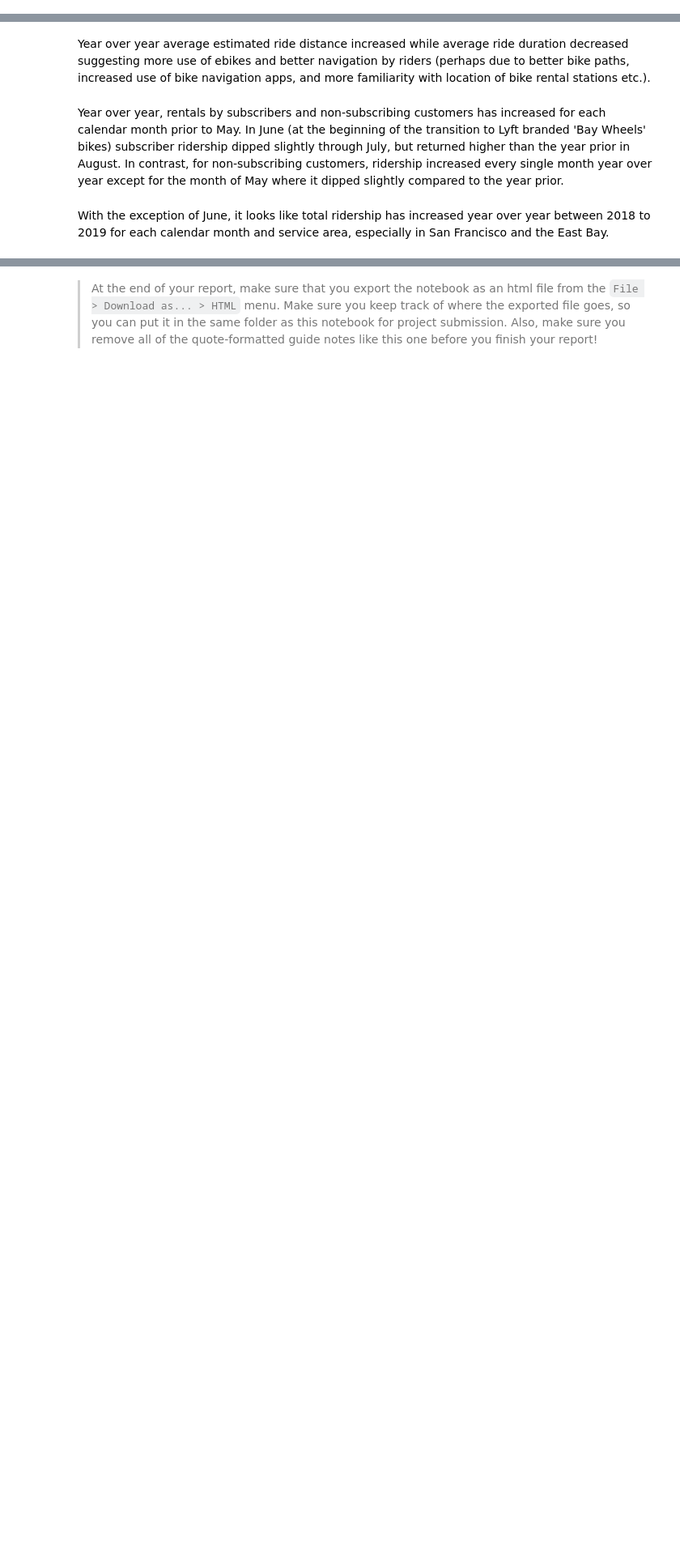
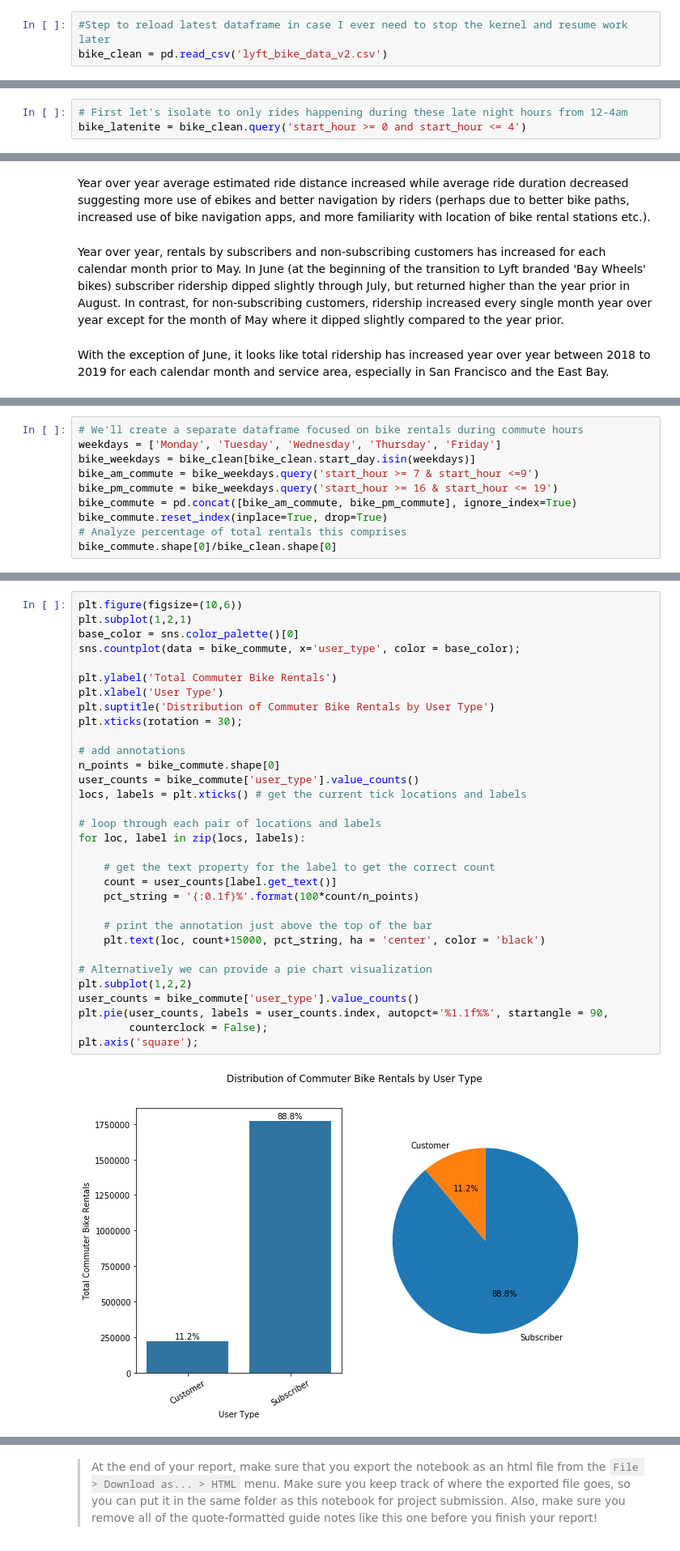
Before and after one commit to jerrycyip/Analysis_Lyft_Bay_Wheels_System_Data, a Jupyter notebook: lyft_bay_wheels_exploratory_analysis.ipynb, the cells around one changed output, grey strips where cells are left out. Shown at 81% size. Drawn from its saved outputs; the diff is of its cells as text; blank space fills up the shorter version.

```diff
--- a/lyft_bay_wheels_exploratory_analysis.ipynb
+++ b/lyft_bay_wheels_exploratory_analysis.ipynb
@@ -1069,3 +1069,6 @@ memory usage: 705.6+ MB
 # %%
 #Save off our cleaned dataframe one more time to capture our latest dataset
 bike_clean.to_csv('lyft_bike_data_v2.csv', index=False)
+# %%
+#Step to reload latest dataframe in case I ever need to stop the kernel and resume work later
+bike_clean = pd.read_csv('lyft_bike_data_v2.csv')
@@ -1492,0 +1710,3 @@ plt.axis('square');
+# %%
+# First let's isolate to only rides happening during these late night hours from 12-4am
+bike_latenite = bike_clean.query('start_hour >= 0 and start_hour <= 4')
@@ -3126,0 +3166,10 @@ With the exception of June, it looks like total ridership has increased year ove
+# %%
+# We'll create a separate dataframe focused on bike rentals during commute hours
+weekdays = ['Monday', 'Tuesday', 'Wednesday', 'Thursday', 'Friday']
+bike_weekdays = bike_clean[bike_clean.start_day.isin(weekdays)]
+bike_am_commute = bike_weekdays.query('start_hour >= 7 & start_hour <=9')
+bike_pm_commute = bike_weekdays.query('start_hour >= 16 & start_hour <= 19')
+bike_commute = pd.concat([bike_am_commute, bike_pm_commute], ignore_index=True)
+bike_commute.reset_index(inplace=True, drop=True)
+# Analyze percentage of total rentals this comprises
+bike_commute.shape[0]/bike_clean.shape[0]
@@ -3126,0 +3240,34 @@ With the exception of June, it looks like total ridership has increased year ove
+# %%
+plt.figure(figsize=(10,6))
+plt.subplot(1,2,1)
+base_color = sns.color_palette()[0]
+sns.countplot(data = bike_commute, x='user_type', color = base_color);
+
+plt.ylabel('Total Commuter Bike Rentals')
+plt.xlabel('User Type')
+plt.suptitle('Distribution of Commuter Bike Rentals by User Type')
+plt.xticks(rotation = 30);
+
+# add annotations
+n_points = bike_commute.shape[0]
+user_counts = bike_commute['user_type'].value_counts()
+locs, labels = plt.xticks() # get the current tick locations and labels
+
+# loop through each pair of locations and labels
+for loc, label in zip(locs, labels):
+
+    # get the text property for the label to get the correct count
+    count = user_counts[label.get_text()]
+    pct_string = '{:0.1f}%'.format(100*count/n_points)
+
+    # print the annotation just above the top of the bar
+    plt.text(loc, count+15000, pct_string, ha = 'center', color = 'black')
+
+# Alternatively we can provide a pie chart visualization
+plt.subplot(1,2,2)
+user_counts = bike_commute['user_type'].value_counts()
+plt.pie(user_counts, labels = user_counts.index, autopct='%1.1f%%', startangle = 90,
+        counterclock = False);
+plt.axis('square');
+# %% [output]
+[figure, added]
```
Also changed, not shown: parts of 170 cells of this notebook.
